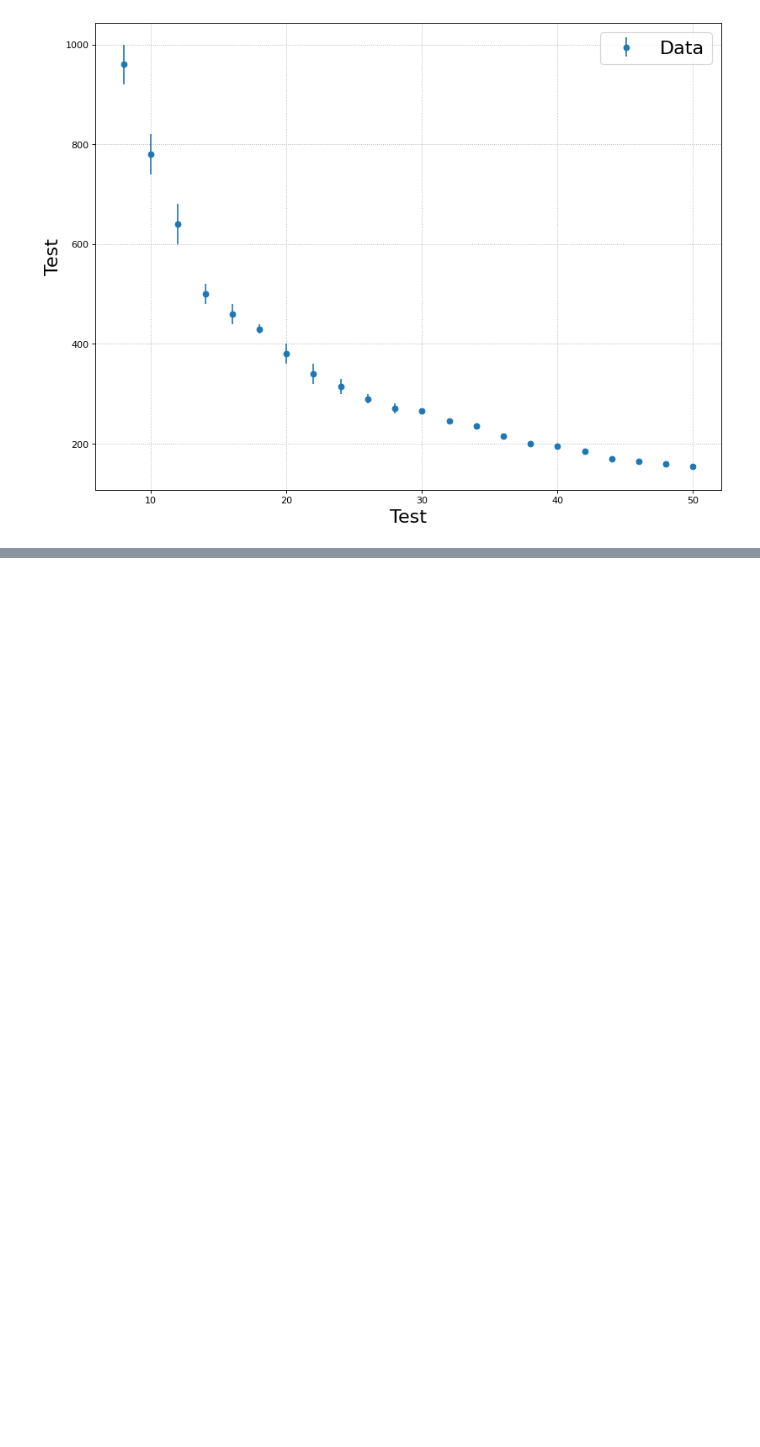
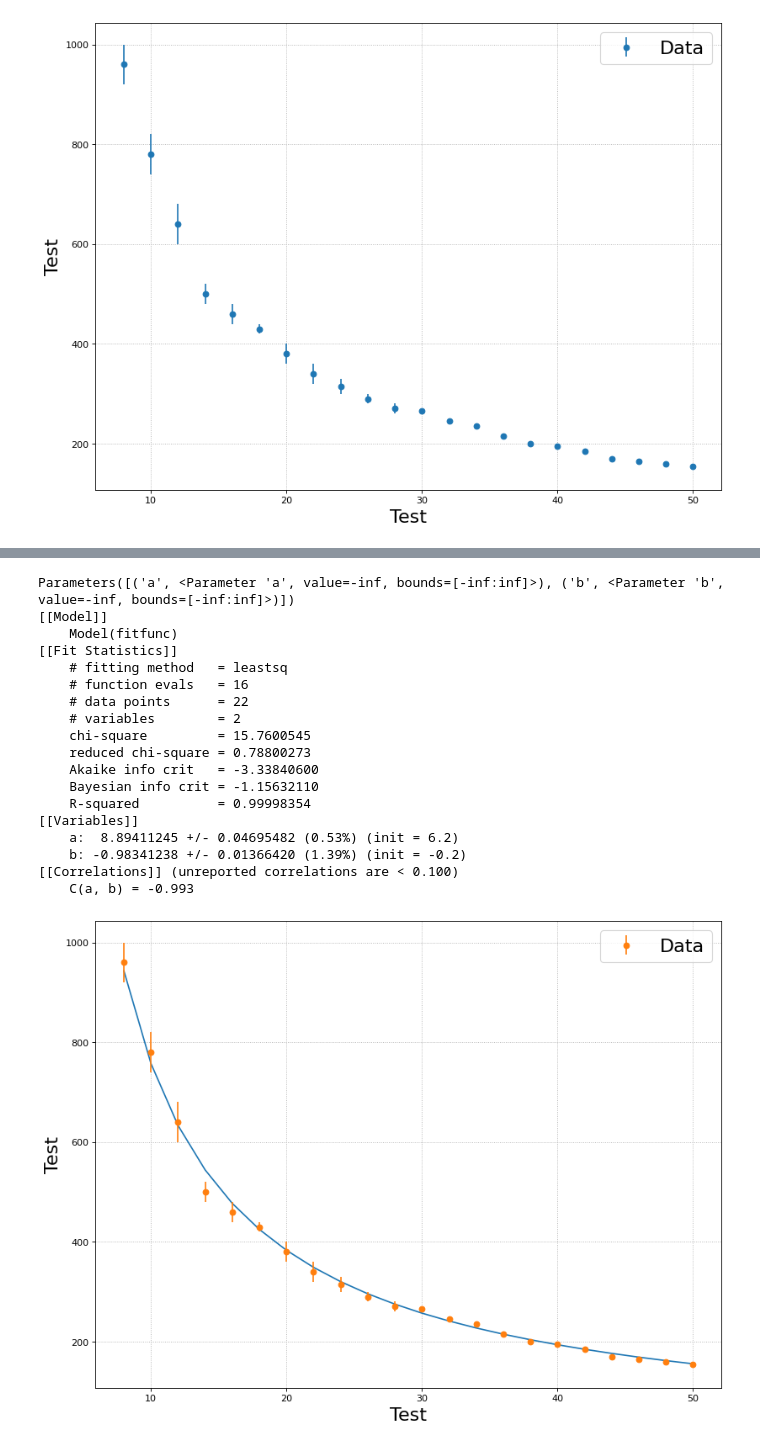
Before and after one commit to Friedrich-Jahns/Fortgeschrittenen-Praktikum-Physik, a Jupyter notebook: FP4_Michelson/A2/A2.ipynb, the cells around one changed output, grey strips where cells are left out. Cells and saved outputs as stored; diff of their text form; code cells hidden in the pictures; blank space fills up the shorter version.

```diff
--- a/FP4_Michelson/A2/A2.ipynb
+++ b/FP4_Michelson/A2/A2.ipynb
@@ -22,0 +31,47 @@ f.form()
+# %%
+def fitfunc(x,a,b):
+    return np.exp(a+b*np.log(x))
+
+
+
+
+
+model_func = lmfit.model.Model(fitfunc)
+
+#parameter erstellen
+pars_func = model_func.make_params()
+
+print(pars_func)
+
+pars_func["a"].set(value=6.2)#,min=0.01,max=1)
+pars_func["b"].set(value=-0.2)#,min=0.01,max=1)
+
+#Fitten
+res = model_func.fit(data[1],x=data[0],params=pars_func,weights=1/data[2],nan_policy='propagate')
+print(res.fit_report())
+
+
+f.figsize(1)
+plt.plot(data[0],res.eval(x=data[0]))
+plt.errorbar(data[0],data[1],yerr = data[2],fmt='o',label = 'Data')
+f.form()
+# %% [output]
+Parameters([('a', <Parameter 'a', value=-inf, bounds=[-inf:inf]>), ('b', <Parameter 'b', value=-inf, bounds=[-inf:inf]>)])
+[[Model]]
+    Model(fitfunc)
+[[Fit Statistics]]
+    # fitting method   = leastsq
+    # function evals   = 16
+    # data points      = 22
+    # variables        = 2
+    chi-square         = 15.7600545
+    reduced chi-square = 0.78800273
+    Akaike info crit   = -3.33840600
+    Bayesian info crit = -1.15632110
+    R-squared          = 0.99998354
+[[Variables]]
+    a:  8.89411245 +/- 0.04695482 (0.53%) (init = 6.2)
+    b: -0.98341238 +/- 0.01366420 (1.39%) (init = -0.2)
+[[Correlations]] (unreported correlations are < 0.100)
+    C(a, b) = -0.993
+[figure, added]
```
Also changed, not shown: parts of 2 cells of this notebook.
